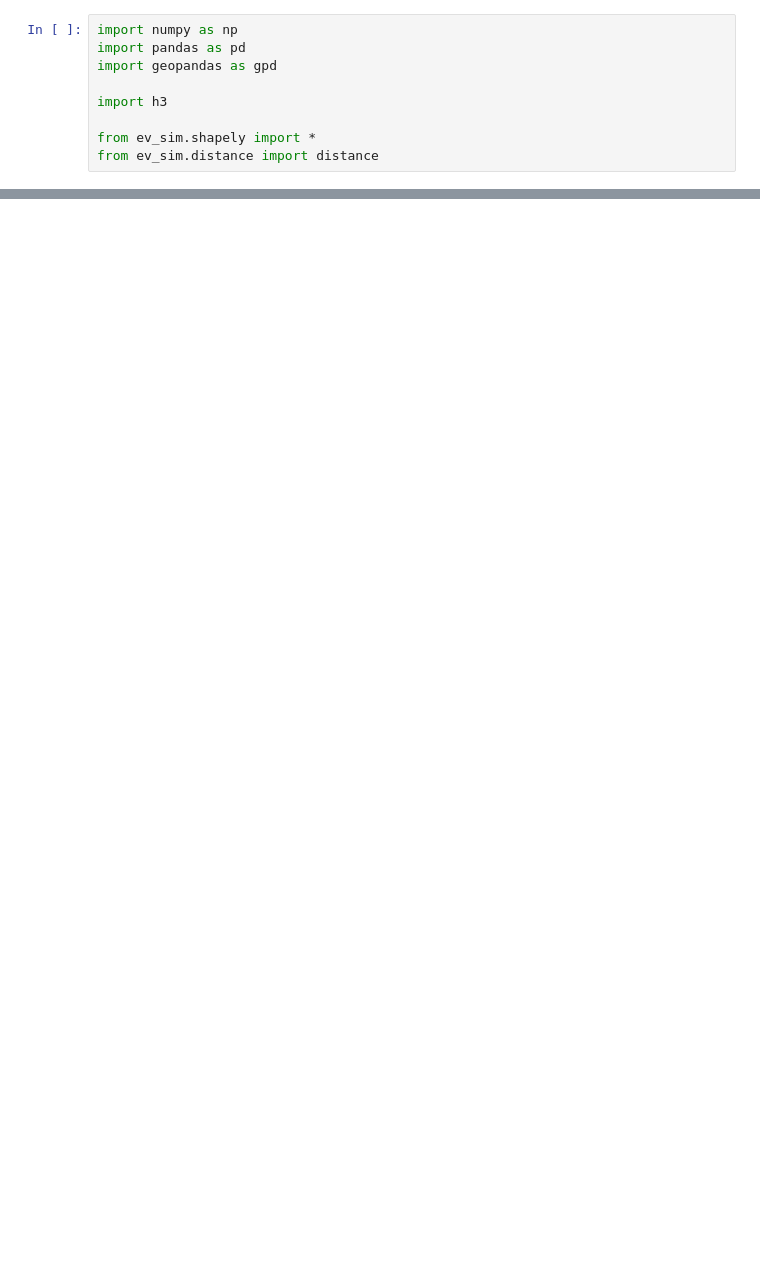
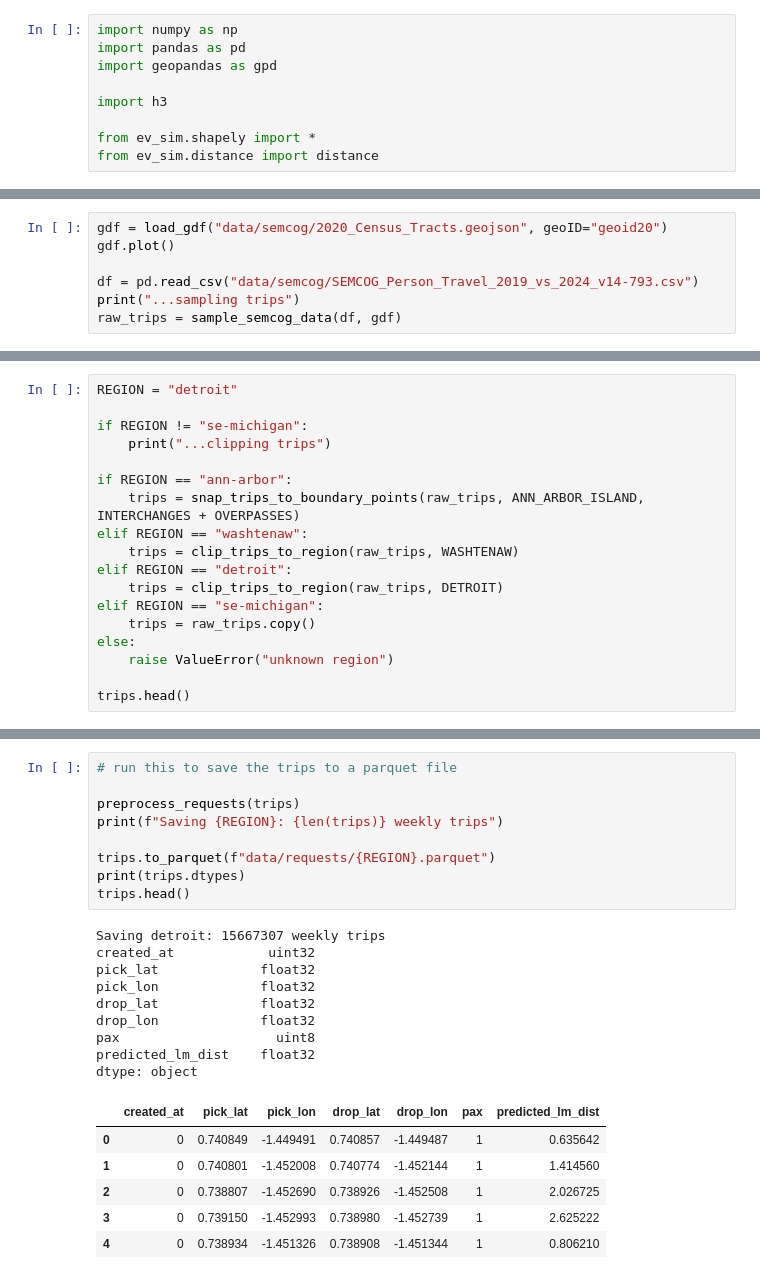
Before and after one commit to BhavyeMathur/av-sim, a Jupyter notebook: semcog-inputs.ipynb, the cells around one changed output, grey strips where cells are left out. Cells and saved outputs as stored; diff of their text form; blank space fills up the shorter version.

```diff
--- a/semcog-inputs.ipynb
+++ b/semcog-inputs.ipynb
@@ -262,0 +181,7 @@ dtype: object
+# %%
+gdf = load_gdf("data/semcog/2020_Census_Tracts.geojson", geoID="geoid20")
+gdf.plot()
+
+df = pd.read_csv("data/semcog/SEMCOG_Person_Travel_2019_vs_2024_v14-793.csv")
+print("...sampling trips")
+raw_trips = sample_semcog_data(df, gdf)
@@ -262,0 +192,18 @@ dtype: object
+# %%
+REGION = "detroit"
+
+if REGION != "se-michigan":
+    print("...clipping trips")
+
+if REGION == "ann-arbor":
+    trips = snap_trips_to_boundary_points(raw_trips, ANN_ARBOR_ISLAND, INTERCHANGES + OVERPASSES)
+elif REGION == "washtenaw":
+    trips = clip_trips_to_region(raw_trips, WASHTENAW)
+elif REGION == "detroit":
+    trips = clip_trips_to_region(raw_trips, DETROIT)
+elif REGION == "se-michigan":
+    trips = raw_trips.copy()
+else:
+    raise ValueError("unknown region")
+
+trips.head()
@@ -262,0 +218,25 @@ dtype: object
+# %%
+# run this to save the trips to a parquet file
+
+preprocess_requests(trips)
+print(f"Saving {REGION}: {len(trips)} weekly trips")
+
+trips.to_parquet(f"data/requests/{REGION}.parquet")
+print(trips.dtypes)
+trips.head()
+# %% [output]
+Saving detroit: 15667307 weekly trips
+created_at            uint32
+pick_lat             float32
+pick_lon             float32
+drop_lat             float32
+drop_lon             float32
+pax                    uint8
+predicted_lm_dist    float32
+dtype: object
+|  | created_at | pick_lat | pick_lon | drop_lat | drop_lon | pax | predicted_lm_dist |
+| 0 | 0 | 0.740849 | -1.449491 | 0.740857 | -1.449487 | 1 | 0.635642 |
+| 1 | 0 | 0.740801 | -1.452008 | 0.740774 | -1.452144 | 1 | 1.414560 |
+| 2 | 0 | 0.738807 | -1.452690 | 0.738926 | -1.452508 | 1 | 2.026725 |
+| 3 | 0 | 0.739150 | -1.452993 | 0.738980 | -1.452739 | 1 | 2.625222 |
+| 4 | 0 | 0.738934 | -1.451326 | 0.738908 | -1.451344 | 1 | 0.806210 |
```
Also changed, not shown: parts of 15 cells of this notebook, 3 other files.
